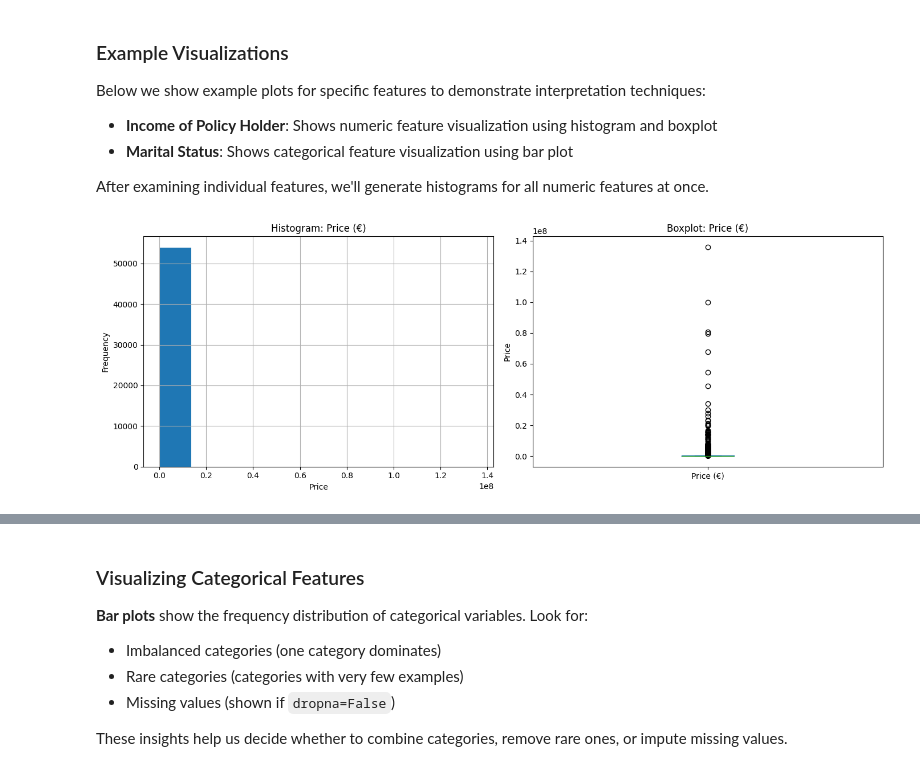
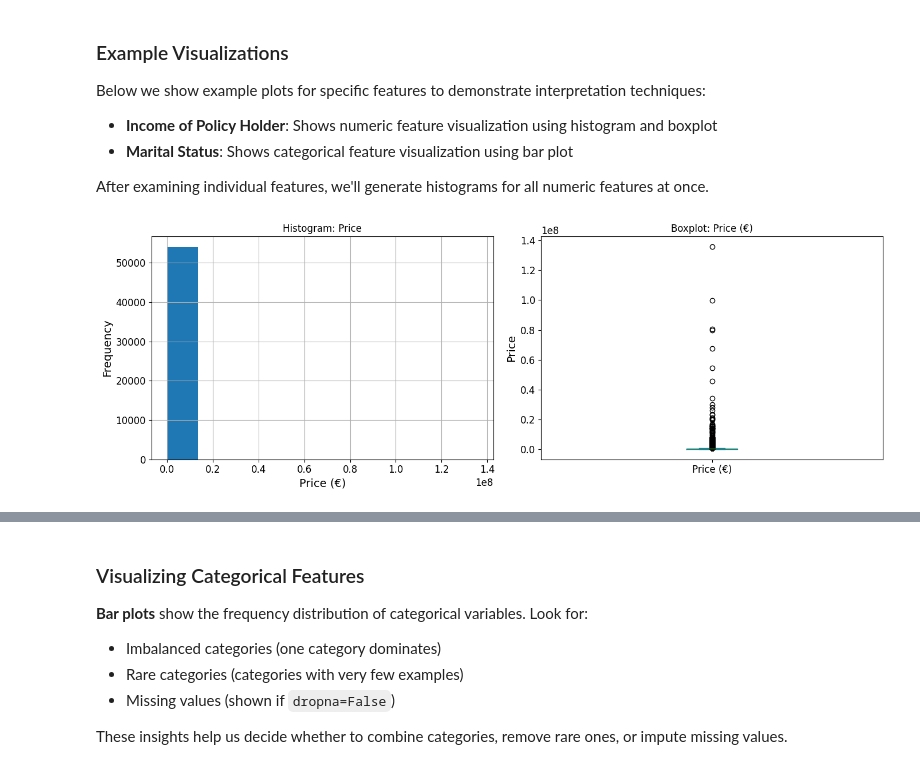
Before and after one commit to conorwal2000-creator/DA-Original-Ganstalysers, a Jupyter notebook: notebooks/analysis.ipynb, the cells around one changed output, grey strips where cells are left out. Saved outputs shown, nothing was run; the diff lists cells and outputs as text; code cells hidden in the pictures.

```diff
--- a/notebooks/analysis.ipynb
+++ b/notebooks/analysis.ipynb
@@ -295,19 +295,19 @@ After examining individual features, we'll generate histograms for all numeric f
 # %%
 # Create subplots for histogram and boxplot
 fig, axes = plt.subplots(1, 2, figsize=(14, 5))
 
 # Histogram
 df['Price (€)'].hist(ax=axes[0])
-axes[0].set_title('Histogram: Price (€)')
-axes[0].set_xlabel('Price')
+axes[0].set_title('Histogram: Price')
+axes[0].set_xlabel('Price (€)')
 axes[0].set_ylabel('Frequency')
 
 # Boxplot
 df['Price (€)'].plot(kind='box', ax=axes[1])
 axes[1].set_title('Boxplot: Price (€)')
 axes[1].set_ylabel('Price')
 
 plt.tight_layout()
 plt.show()
 # %% [output]
-[figure, old version]
+[figure, new version]
```
Also changed, not shown: parts of 3 cells of this notebook.
